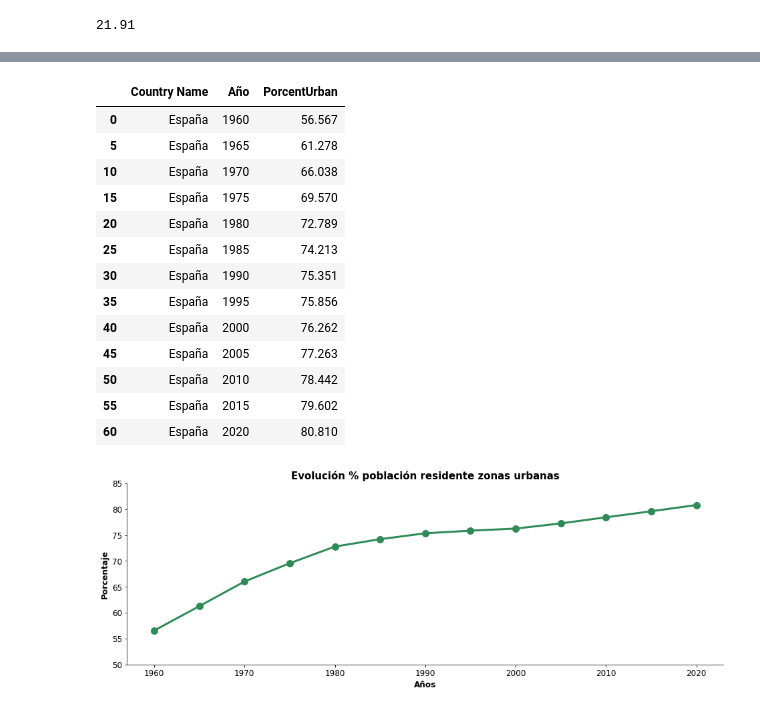
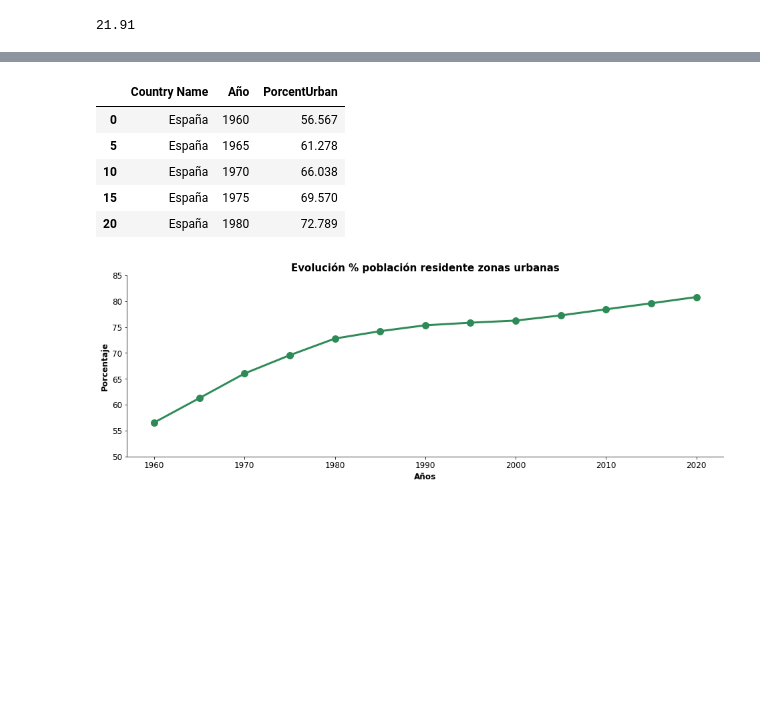
Before and after one commit to AdrianaBorrajo/Despoblacion, a Jupyter notebook: 1.Introduccion/Datos_Introduccion.ipynb, the cells around one changed output, grey strips where cells are left out. Cells and saved outputs as stored; diff of their text form; code cells hidden in the pictures; blank space fills up the shorter version.

```diff
--- a/1.Introduccion/Datos_Introduccion.ipynb
+++ b/1.Introduccion/Datos_Introduccion.ipynb
@@ -89,2 +106,15 @@ ZonasUrbanasEspaña = ZonasUrbanasEspaña.melt(id_vars='Country Name')
 # %%
 ZonasUrbanasEspaña.rename({'variable' : 'Año', 'value' : 'PorcentUrban'}, axis = 1, inplace = True)
+
+ZonasUrbanasEspaña['Año'] = ZonasUrbanasEspaña['Año'].astype('int')
+
+ZonasUrbanasEspaña = ZonasUrbanasEspaña[ZonasUrbanasEspaña['Año'] % 5 == 0]
+
+ZonasUrbanasEspaña.head()
+# %% [output]
+|  | Country Name | Año | PorcentUrban |
+| 0 | España | 1960 | 56.567 |
+| 5 | España | 1965 | 61.278 |
+| 10 | España | 1970 | 66.038 |
+| 15 | España | 1975 | 69.570 |
+| 20 | España | 1980 | 72.789 |
@@ -95,18 +121 @@ ZonasUrbanasEspaña = ZonasUrbanasEspaña[ZonasUrbanasEspaña['Año'] % 5 == 0]
-# %%
-ZonasUrbanasEspaña
-# %% [output]
-|  | Country Name | Año | PorcentUrban |
-| 0 | España | 1960 | 56.567 |
-| 5 | España | 1965 | 61.278 |
-| 10 | España | 1970 | 66.038 |
-| 15 | España | 1975 | 69.570 |
-| 20 | España | 1980 | 72.789 |
-| 25 | España | 1985 | 74.213 |
-| 30 | España | 1990 | 75.351 |
-| 35 | España | 1995 | 75.856 |
-| 40 | España | 2000 | 76.262 |
-| 45 | España | 2005 | 77.263 |
-| 50 | España | 2010 | 78.442 |
-| 55 | España | 2015 | 79.602 |
-| 60 | España | 2020 | 80.810 |
 # %%
```
Also changed, not shown: parts of 37 cells of this notebook, 10 other files.
